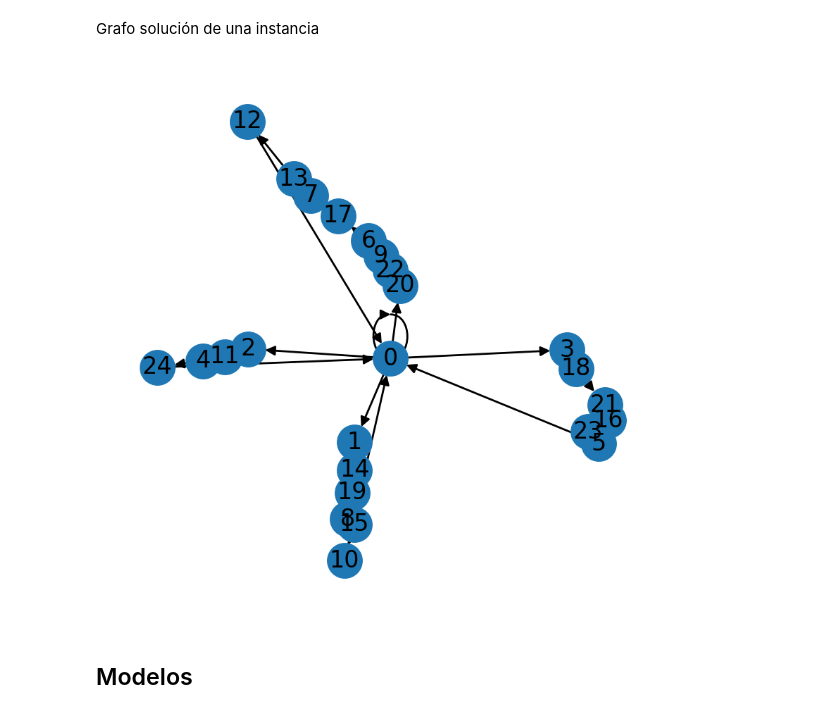
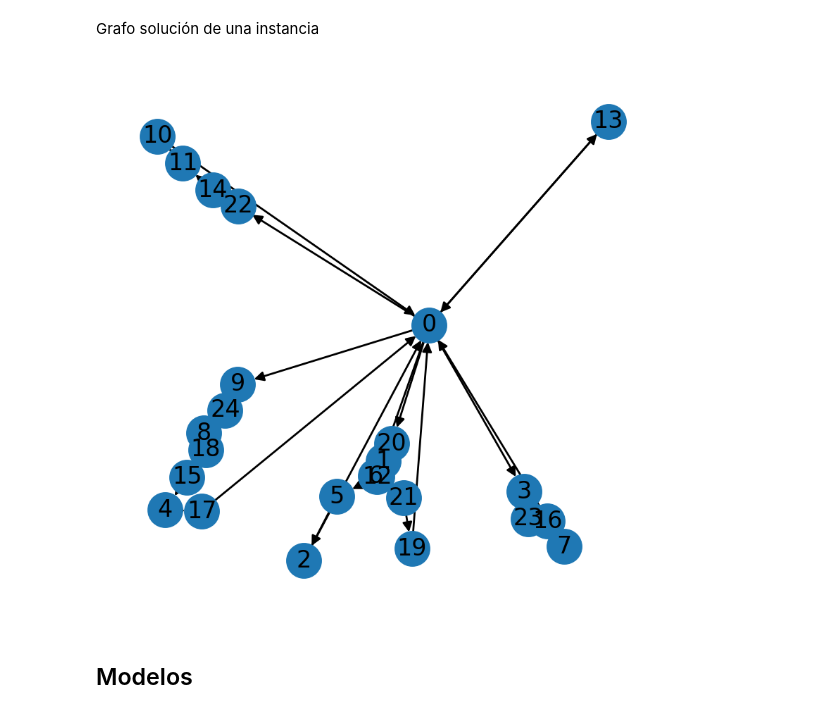
Before and after one commit to jesusmiguel123/Soluci-n-al-problema-de-Rutas-de-veh-culos-aplicando-GNN-y-CNN, a Jupyter notebook: Solucion al problema de Rutas de Vehiculos aplicando GNN y CNN.ipynb, the cells around one changed output. Cells and saved outputs as stored; diff of their text form; code cells hidden in the pictures.

```diff
--- a/Solucion al problema de Rutas de Vehiculos aplicando GNN y CNN.ipynb
+++ b/Solucion al problema de Rutas de Vehiculos aplicando GNN y CNN.ipynb
@@ -62,7 +42,7 @@ Mounted at /content/drive
 # %%
-pathColab = "/content/drive/MyDrive/Solucion al problema de Rutas de vehiculos aplicando GNN y CNN"
-for k in path:
-   path[k] = pathColab + "/" + path[k]
+#pathColab = "/content/drive/MyDrive/Solucion al problema de Rutas de vehiculos aplicando GNN y CNN"
+#for k in path:
+#   path[k] = pathColab + "/" + path[k]
 # %% [markdown]
 ## Carga del Dataset
 # %% [markdown]
@@ -239,12 +219,12 @@ Grafo solución de una instancia
 # %%
 fig = plt.figure(dpi=200, figsize=(5,5))
 limits = plt.axis("off")
 G = nx.DiGraph()
-G.add_weighted_edges_from(aristasCVRP[2])
+G.add_weighted_edges_from(aristasCVRP[19])
 nx.draw_networkx(G)
 plt.show()
 # %% [output]
-[figure, old version]
+[figure, new version]
 # %% [markdown]
 ## Modelos
 # %% [markdown]
```
Also changed, not shown: parts of 3 cells of this notebook, 1 other file.
